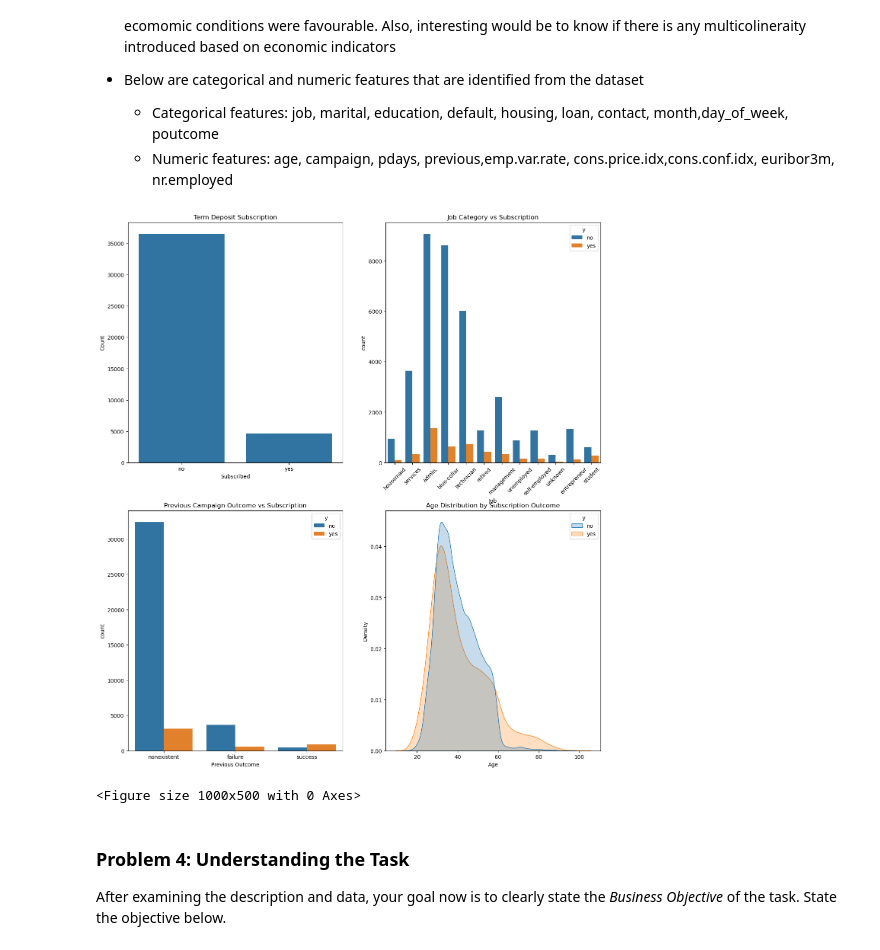
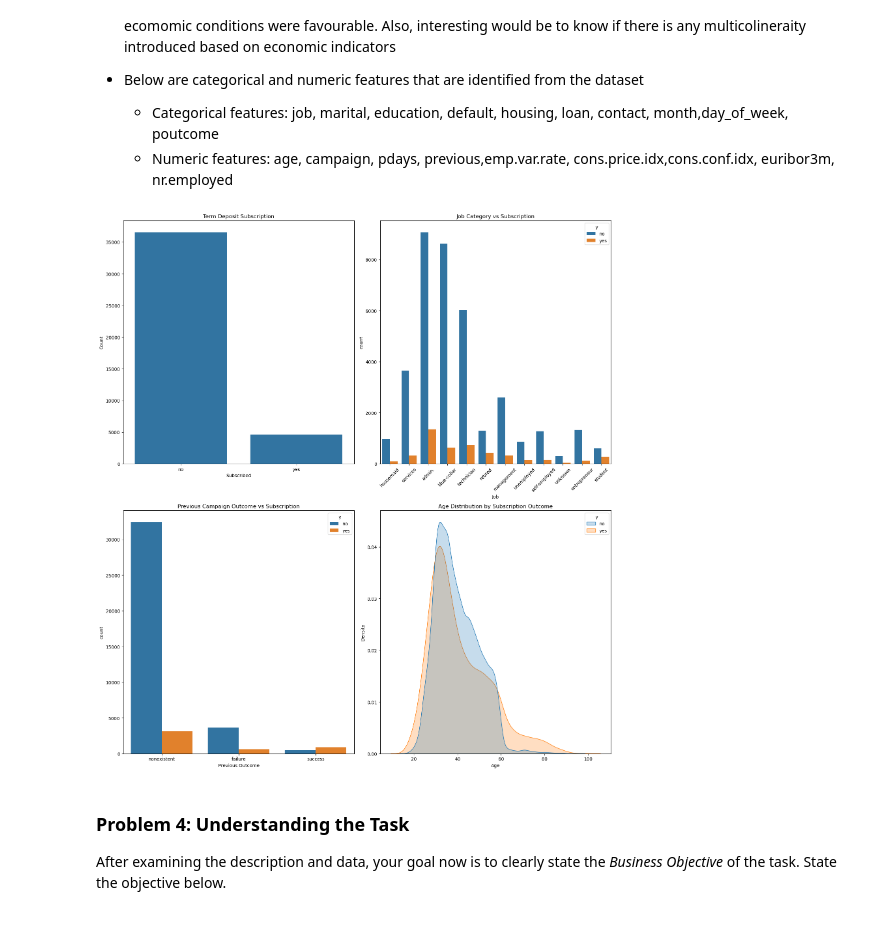
Before and after one commit to sushikshit79/BankMarketingCampign, a Jupyter notebook: Marketing_Campaign_Modeling.ipynb, the cells around one changed output. Cells and saved outputs as stored; diff of their text form; code cells hidden in the pictures.

```diff
--- a/Marketing_Campaign_Modeling.ipynb
+++ b/Marketing_Campaign_Modeling.ipynb
@@ -100,7 +100,7 @@ Output variable (desired target):
     * Categorical features: job, marital, education, default, housing, loan, contact, month,day_of_week, poutcome
     * Numeric features: age, campaign, pdays, previous,emp.var.rate, cons.price.idx,cons.conf.idx, euribor3m, nr.employed
 # %%
-# Visualization of multiple features in realtion to subscription
+# Visualization of multiple features in relation to subscription
 fig, axes = plt.subplots(2, 2, figsize=(16, 18))
 
 # Plot for count of subscription
@@ -110,7 +110,6 @@ axes[0, 0].set_xlabel("Subscribed")
 axes[0, 0].set_ylabel("Count")
 
 # Plot for job vs subscription
-plt.figure(figsize=(10,5))
 sns.countplot(
     data=market_campaign,
     x="job",
@@ -120,36 +119,35 @@ sns.countplot(
 axes[0, 1].set_title("Job Category vs Subscription")
 axes[0, 1].tick_params(axis="x", rotation=45)
 axes[0, 1].set_xlabel("Job")
 
 # plot for campaign outcome vs subscription
 sns.countplot(
     data=market_campaign,
     x="poutcome",
     hue="y",
     ax=axes[1, 0]
 )
 axes[1, 0].set_title("Previous Campaign Outcome vs Subscription")
 axes[1, 0].set_xlabel("Previous Outcome")
 
 # plot for age distribution vs subscription
 sns.kdeplot(
     data=market_campaign,
     x="age",
     hue="y",
     fill=True,
     common_norm=False,
     ax=axes[1, 1]
 )
 axes[1, 1].set_title("Age Distribution by Subscription Outcome")
 axes[1, 1].set_xlabel("Age")
 
-plt.suptitle("Key Data Understanding Visualizations",fontsize=16)
+
 plt.tight_layout(rect=[0, 0, 1, 0.96])
 plt.savefig("images/data_understanding_visuals.png", dpi=300,bbox_inches="tight")
 plt.show()
 # %% [output]
-[figure, old version]
+[figure, new version]
-<Figure size 1000x500 with 0 Axes>
 # %% [markdown]
 ### Problem 4: Understanding the Task
 
```
Also changed, not shown: parts of 5 cells of this notebook.
